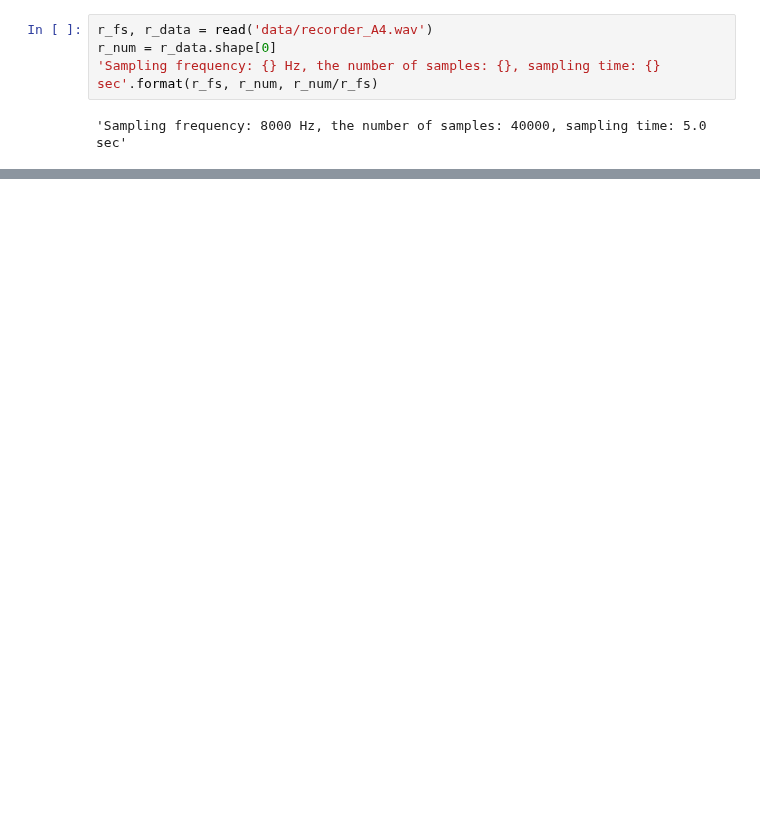
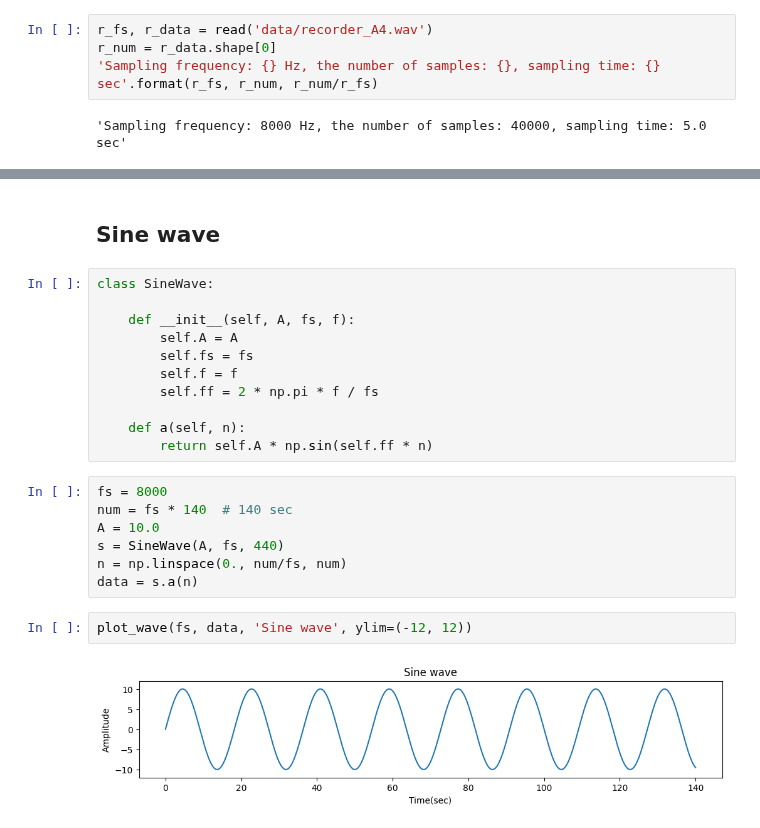
Before and after one commit to araobp/data-science, a Jupyter notebook: DigitalAudioProcessing/DigitalAudioProcessing1.ipynb, the cells around one changed output, grey strips where cells are left out. Drawn from its saved outputs; the diff is of its cells as text; blank space fills up the shorter version.

```diff
--- a/DigitalAudioProcessing/DigitalAudioProcessing1.ipynb
+++ b/DigitalAudioProcessing/DigitalAudioProcessing1.ipynb
@@ -70,2 +74,26 @@ plot_wave(r_fs, r_data[2800:3000], 'Envelop -- Recorder A5', ylim=(-0.6, 0.6))
 # %% [output]
 [figure]
+# %% [markdown]
+## Sine wave
+# %%
+class SineWave:
+
+    def __init__(self, A, fs, f):
+        self.A = A
+        self.fs = fs
+        self.f = f
+        self.ff = 2 * np.pi * f / fs
+
+    def a(self, n):
+        return self.A * np.sin(self.ff * n)
+# %%
+fs = 8000
+num = fs * 140  # 140 sec
+A = 10.0
+s = SineWave(A, fs, 440)
+n = np.linspace(0., num/fs, num)
+data = s.a(n)
+# %%
+plot_wave(fs, data, 'Sine wave', ylim=(-12, 12))
+# %% [output]
+[figure, added]
```
Also changed, not shown: parts of 13 cells of this notebook.
